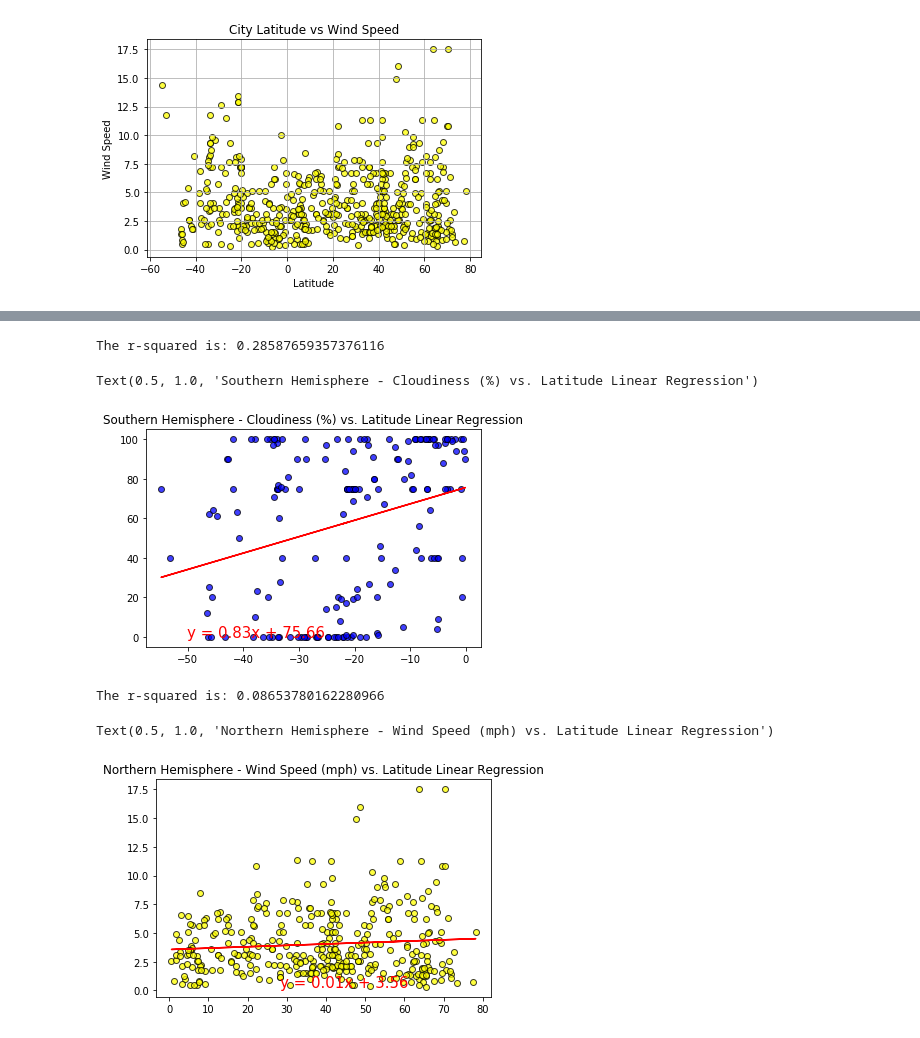
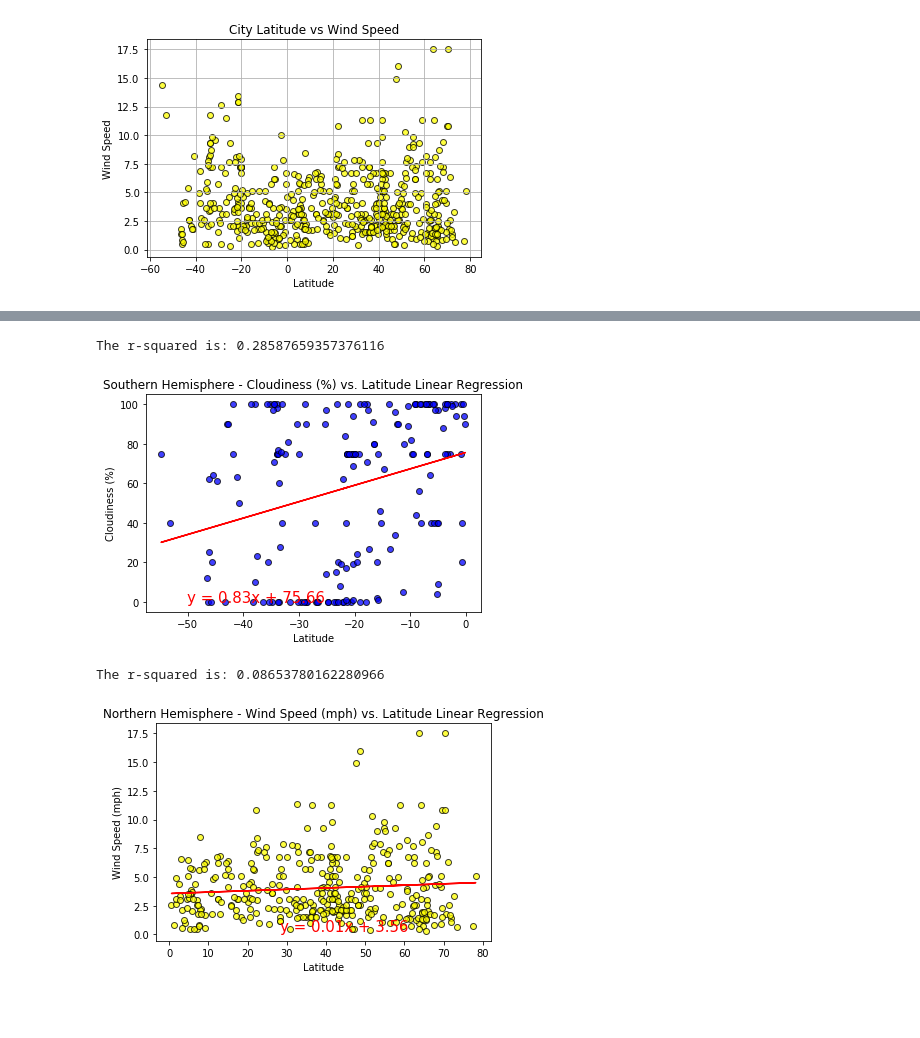
Before and after one commit to vijay-mygit/Python-API-Challenge, a Jupyter notebook: WeatherPy/WeatherPy.ipynb, the cells around one changed output, grey strips where cells are left out. Saved outputs shown, nothing was run; the diff lists cells and outputs as text; code cells hidden in the pictures; blank space fills up the shorter version.

```diff
--- a/WeatherPy/WeatherPy.ipynb
+++ b/WeatherPy/WeatherPy.ipynb
@@ -240,14 +261,20 @@ Text(0.5, 1.0, 'Northern Hemisphere - Cloudiness (%) vs. Latitude Linear Regress
 # %%
+#Southern Hemisphere - Cloudiness (%) vs. Latitude Linear Regression
+
+plt.xlabel("Latitude")
+plt.ylabel("Cloudiness (%)")
+plt.title("Southern Hemisphere - Cloudiness (%) vs. Latitude Linear Regression")
 linear_regression(Data_south["Lat"],Data_south["Cloudiness"],"blue")
-plt.title("Southern Hemisphere - Cloudiness (%) vs. Latitude Linear Regression")
 # %% [output]
 The r-squared is: 0.28587659357376116
-Text(0.5, 1.0, 'Southern Hemisphere - Cloudiness (%) vs. Latitude Linear Regression')
-[figure, old version]
+[figure, new version]
 # %%
+#Northern Hemisphere - Wind Speed (mph) vs. Latitude Linear Regression
+
+plt.xlabel("Latitude")
+plt.ylabel("Wind Speed (mph)")
+plt.title("Northern Hemisphere - Wind Speed (mph) vs. Latitude Linear Regression")
 linear_regression(Data_north["Lat"],Data_north["Wind Speed"],"Yellow")
-plt.title("Northern Hemisphere - Wind Speed (mph) vs. Latitude Linear Regression")
 # %% [output]
 The r-squared is: 0.08653780162280966
-Text(0.5, 1.0, 'Northern Hemisphere - Wind Speed (mph) vs. Latitude Linear Regression')
-[figure, old version]
+[figure, new version]
```
Also changed, not shown: parts of 6 cells of this notebook.
